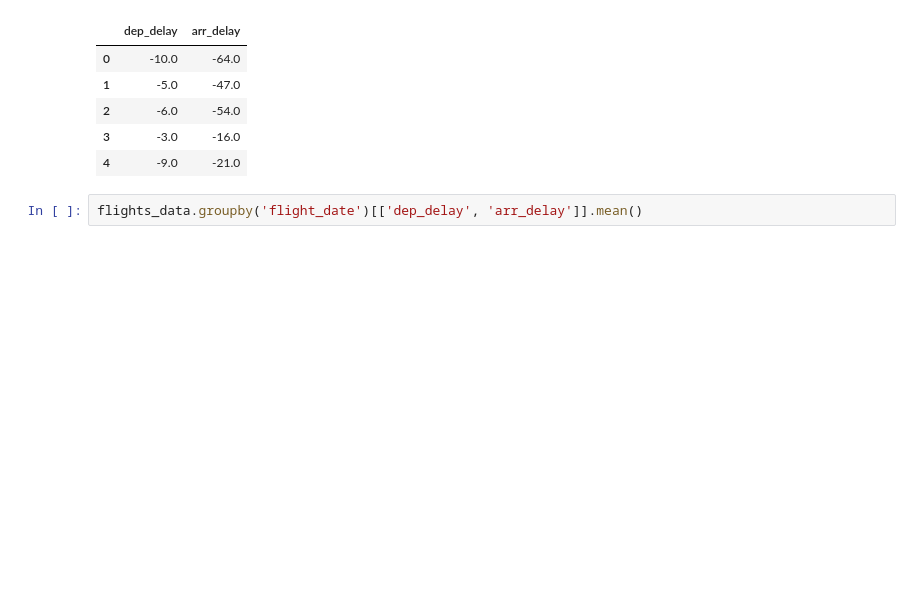
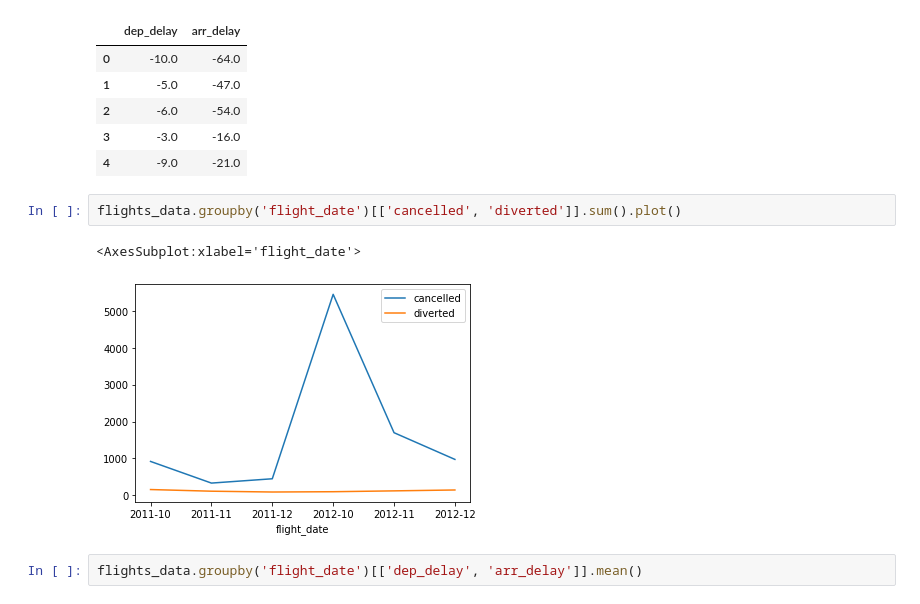
Before and after one commit to sergioserge/us-airports-project, a Jupyter notebook: 01_get_flights_data.ipynb, the cells around one changed output. Saved outputs shown, nothing was run; the diff lists cells and outputs as text; blank space fills up the shorter version.

```diff
--- a/01_get_flights_data.ipynb
+++ b/01_get_flights_data.ipynb
@@ -419,6 +421,11 @@ flights_data[['dep_delay', 'arr_delay']].head()
 | 2 | -6.0 | -54.0 |
 | 3 | -3.0 | -16.0 |
 | 4 | -9.0 | -21.0 |
+# %%
+flights_data.groupby('flight_date')[['cancelled', 'diverted']].sum().plot()
+# %% [output]
+<AxesSubplot:xlabel='flight_date'>
+[figure, added]
 # %%
 flights_data.groupby('flight_date')[['dep_delay', 'arr_delay']].mean()
 # %% [output]
```
Also changed, not shown: parts of 3 cells of this notebook, 2 other files.
